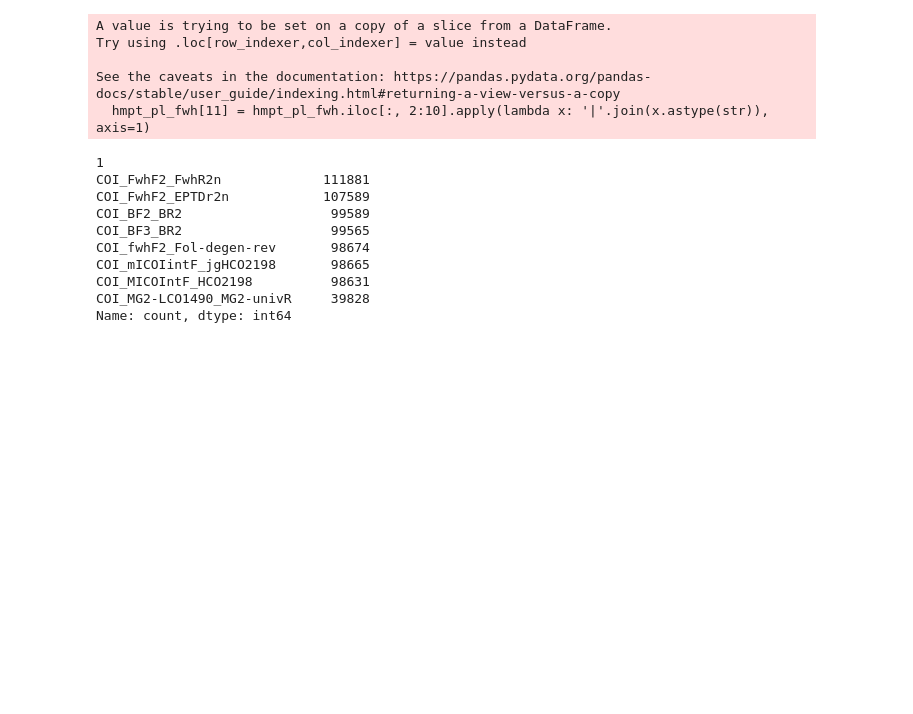
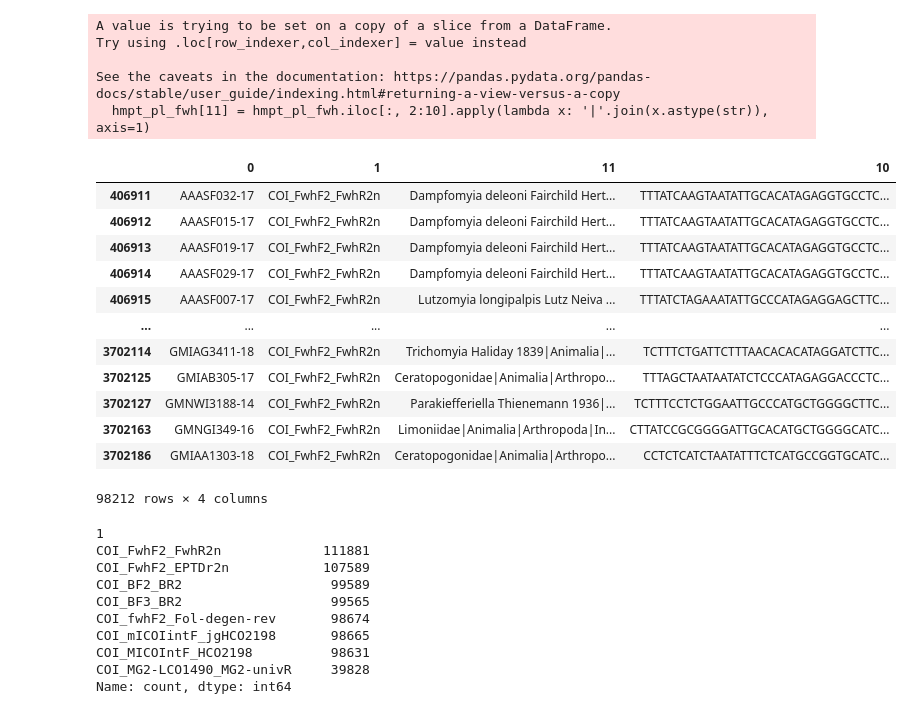
Before and after one commit to CIBIO-BU/mozaiko, a Jupyter notebook: draft.ipynb, the cells around one changed output. Cells and saved outputs as stored; diff of their text form; code cells hidden in the pictures; blank space fills up the shorter version.

```diff
--- a/draft.ipynb
+++ b/draft.ipynb
@@ -2149,5 +2149,7 @@ hmpt_pl_fwh.to_csv("hmpt_pl.tsv", sep="\t", index=False, header=False)
 # %%
 #otl_filt[(otl_filt[6] == 'Hemiptera' & otl_filt[1] == 'COI_FwhF2_FwhR2n')]
 
-hmpt_pl_fwh = otl_filt[(otl_filt[6] == 'Hemiptera') & (otl_filt[1] == 'COI_FwhF2_FwhR2n')]
-hmpt_pl_fwh.to_csv("hmpt_pl_fwh.tsv", sep="\t", index=False, header=False)
+hmpt_pl_fwh = otl_filt[(otl_filt[6] == 'Diptera') & (otl_filt[1] == 'COI_FwhF2_FwhR2n')]
+hmpt_pl_fwh[11] = hmpt_pl_fwh.iloc[:, 2:10].apply(lambda x: '|'.join(x.astype(str)), axis=1)
+hmpt_pl_fwh = hmpt_pl_fwh[[0, 1, 11, 10]]
+hmpt_pl_fwh.to_csv("dipt_pl_fwh.tsv", sep="\t", index=False, header=False)
@@ -2154,13 +2162,29 @@ hmpt_pl_fwh.to_csv("hmpt_pl_fwh.tsv", sep="\t", index=False, header=False)
 # %%
 hmpt_pl_fwh[11] = hmpt_pl_fwh.iloc[:, 2:10].apply(lambda x: '|'.join(x.astype(str)), axis=1)
-hmpt_pl_fwh_tax = hmpt_pl_fwh[[0, 1, 11, 10]]
-hmpt_pl_fwh_tax.to_csv("hmpt_pl_fwh-taxinf.tsv", sep="\t", index=False, header=False)
+hmpt_pl_fwh = hmpt_pl_fwh[[0, 1, 11, 10]]
+hmpt_pl_fwh.to_csv("hmpt_pl.tsv", sep="\t", index=False, header=False)
 # %% [output]
 A value is trying to be set on a copy of a slice from a DataFrame.
 Try using .loc[row_indexer,col_indexer] = value instead
 
 See the caveats in the documentation: https://pandas.pydata.org/pandas-docs/stable/user_guide/indexing.html#returning-a-view-versus-a-copy
   hmpt_pl_fwh[11] = hmpt_pl_fwh.iloc[:, 2:10].apply(lambda x: '|'.join(x.astype(str)), axis=1)
+# %%
+hmpt_pl_fwh
+# %% [output]
+|  | 0 | 1 | 11 | 10 |
+| 406911 | AAASF032-17 | COI_FwhF2_FwhR2n | Dampfomyia deleoni Fairchild Hert... | TTTATCAAGTAATATTGCACATAGAGGTGCCTC... |
+| 406912 | AAASF015-17 | COI_FwhF2_FwhR2n | Dampfomyia deleoni Fairchild Hert... | TTTATCAAGTAATATTGCACATAGAGGTGCCTC... |
+| 406913 | AAASF019-17 | COI_FwhF2_FwhR2n | Dampfomyia deleoni Fairchild Hert... | TTTATCAAGTAATATTGCACATAGAGGTGCCTC... |
+| 406914 | AAASF029-17 | COI_FwhF2_FwhR2n | Dampfomyia deleoni Fairchild Hert... | TTTATCAAGTAATATTGCACATAGAGGTGCCTC... |
+| 406915 | AAASF007-17 | COI_FwhF2_FwhR2n | Lutzomyia longipalpis Lutz Neiva ... | TTTATCTAGAAATATTGCCCATAGAGGAGCTTC... |
+| ... | ... | ... | ... | ... |
+| 3702114 | GMIAG3411-18 | COI_FwhF2_FwhR2n | Trichomyia Haliday 1839|Animalia|... | TCTTTCTGATTCTTTAACACACATAGGATCTTC... |
+| 3702125 | GMIAB305-17 | COI_FwhF2_FwhR2n | Ceratopogonidae|Animalia|Arthropo... | TTTAGCTAATAATATCTCCCATAGAGGACCCTC... |
+| 3702127 | GMNWI3188-14 | COI_FwhF2_FwhR2n | Parakiefferiella Thienemann 1936|... | TCTTTCCTCTGGAATTGCCCATGCTGGGGCTTC... |
+| 3702163 | GMNGI349-16 | COI_FwhF2_FwhR2n | Limoniidae|Animalia|Arthropoda|In... | CTTATCCGCGGGGATTGCACATGCTGGGGCATC... |
+| 3702186 | GMIAA1303-18 | COI_FwhF2_FwhR2n | Ceratopogonidae|Animalia|Arthropo... | CCTCTCATCTAATATTTCTCATGCCGGTGCATC... |
+98212 rows × 4 columns
 # %%
 # Check how many entries total per primer
 otl_filt[1].value_counts()
```
Also changed, not shown: parts of 4 cells of this notebook, 3 other files.
